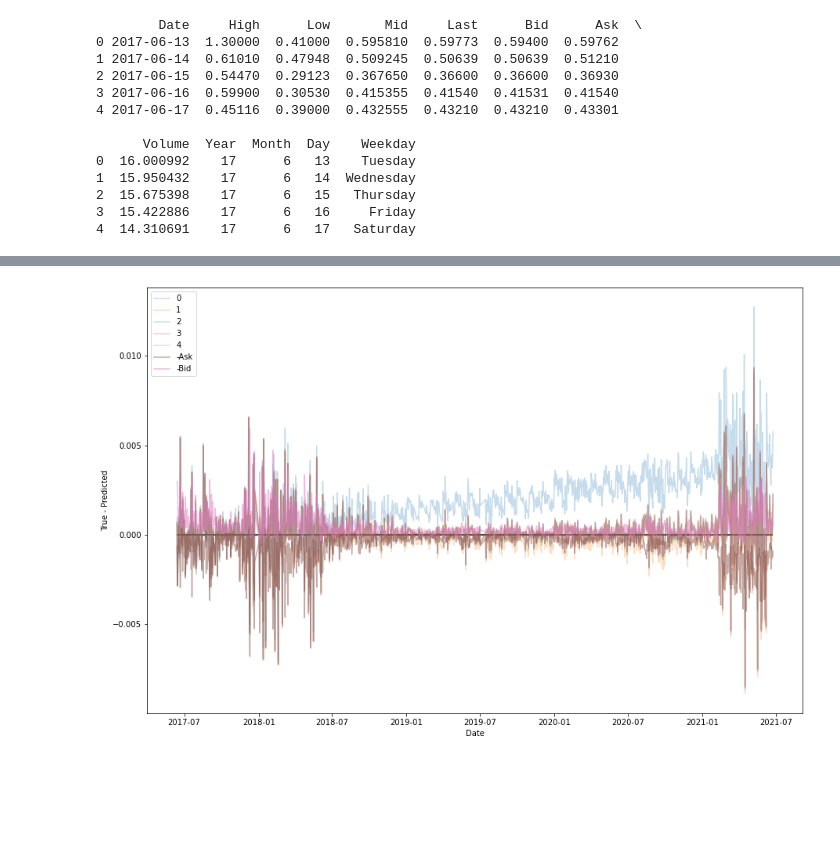
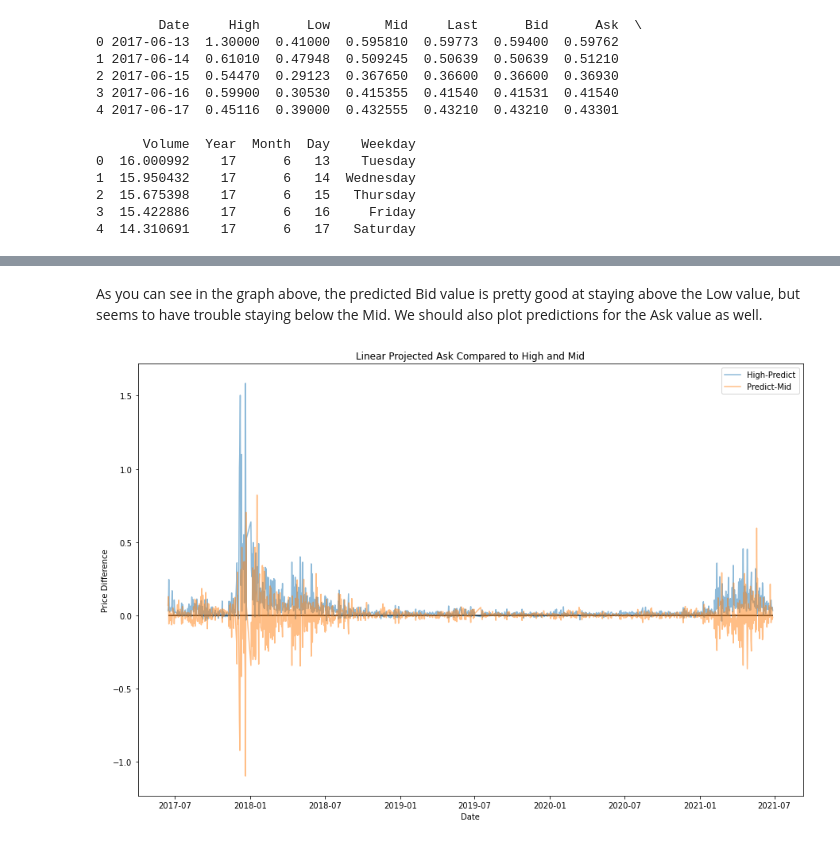
Before and after one commit to ryanlybbert/Capstone3, a Jupyter notebook: Capstone3_Preprocessing_and_Modeling.ipynb, the cells around one changed output, grey strips where cells are left out. Drawn from its saved outputs; the diff is of its cells as text; code cells hidden in the pictures; blank space fills up the shorter version.

Commit message:
got linear regressions and arima trained and tested

```diff
--- a/Capstone3_Preprocessing_and_Modeling.ipynb
+++ b/Capstone3_Preprocessing_and_Modeling.ipynb
@@ -37,3 +132,3 @@ Goals for preprocessing:
 # %%
-X = df.drop(columns=['Date', 'Weekday', 'Last'])
-y = df['Last']
+X = df.drop(columns=['High', 'Low', 'Mid', 'Last', 'Bid', 'Ask', 'Volume'], inplace=False)
+y = df[['Year', 'Bid', 'Ask', 'Low', 'Mid', 'High']]
@@ -100,0 +202,19 @@ for i in tqdm(max_iterations):
+# %%
+#linear regression model for Bid
+plt.figure(figsize=(15, 10))
+
+lr_bid = LinearRegression().fit(X.iloc[train_indices[9]], y['Bid'].iloc[train_indices[9]])
+lr_bid_predictions = lr_bid.predict(X)
+
+date_range=X.index
+min_index = X.loc[date_range[0]]
+
+plt.plot(date_range, y['Mid']-lr_bid_predictions, label='Mid-Predict', alpha=0.5)
+plt.plot(date_range, lr_bid_predictions-y['Low'], label='Predict-Low', alpha=0.5)
+plt.hlines(y=0, xmin=min(X.index), xmax=max(X.index), colors='black')
+
+plt.title('Linear Projected Bid Compared to Mid and Low')
+plt.xlabel('Date')
+plt.ylabel('Price Difference')
+plt.legend()
+plt.show()
@@ -101,21 +223,20 @@ for i in tqdm(max_iterations):
+# %% [markdown]
+As you can see in the graph above, the predicted Bid value is pretty good at staying above the Low value, but seems to have trouble staying below the Mid.  We should also plot predictions for the Ask value as well.
 # %%
-#need to have a graphable forcast for linear regression
-
-
+#linear regression model for Ask
 plt.figure(figsize=(15, 10))
 
-for i in range(0, 5):
-    lr.fit(X.iloc[train_indices[i]], y.iloc[train_indices[i]])
-    y_predictions = lr.predict(X)
-    plt.plot(df['Date'], y-y_predictions, label = i, alpha=0.25)
-#plt.plot(df['Date'], y_predictions, label='Predicted', alpha=0.25)
+lr_ask = LinearRegression().fit(X.iloc[train_indices[9]], y['Ask'].iloc[train_indices[9]])
+lr_ask_predictions = lr_ask.predict(X)
 
-plt.plot(df['Date'], y_predictions-df['Ask'], label='-Ask', alpha=0.5)
-plt.plot(df['Date'], y_predictions-df['Bid'], label='-Bid', alpha=0.5)
-plt.hlines(y=0, xmin=df['Date'].iloc[0], xmax=df['Date'].iloc[-1])
+plt.plot(date_range, y['High']-lr_ask_predictions, label='High-Predict', alpha=0.5)
+plt.plot(date_range, lr_ask_predictions-y['Mid'], label='Predict-Mid', alpha=0.5)
+plt.hlines(y=0, xmin=min(X.index), xmax=max(X.index), colors='black')
+
+plt.title('Linear Projected Ask Compared to High and Mid')
 plt.xlabel('Date')
-plt.ylabel('True - Predicted')
+plt.ylabel('Price Difference')
 plt.legend()
 plt.show()
 # %% [output]
-[figure, old version]
+[figure, new version]
```
Also changed, not shown: parts of 28 cells of this notebook, 1 other file.
